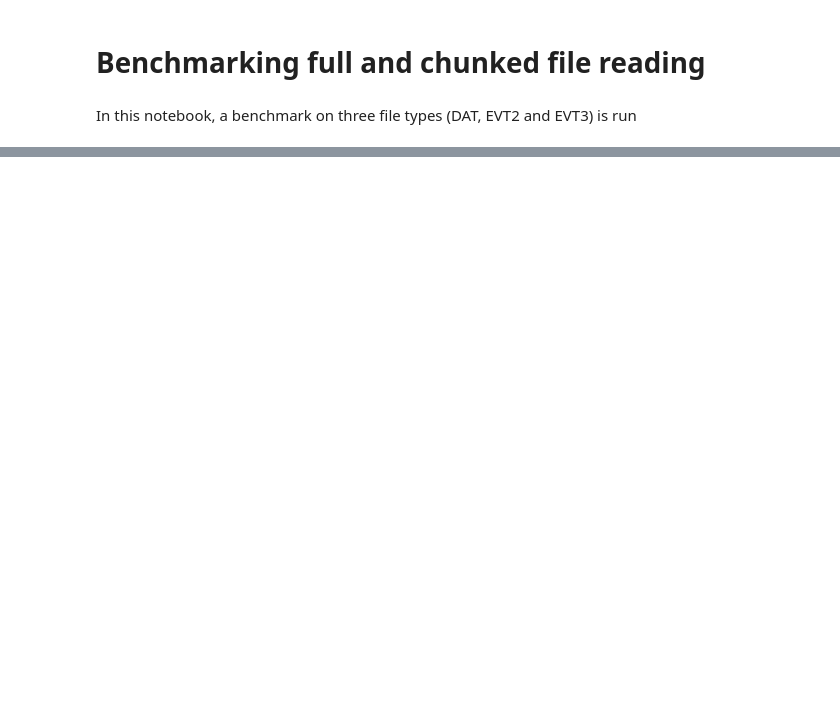
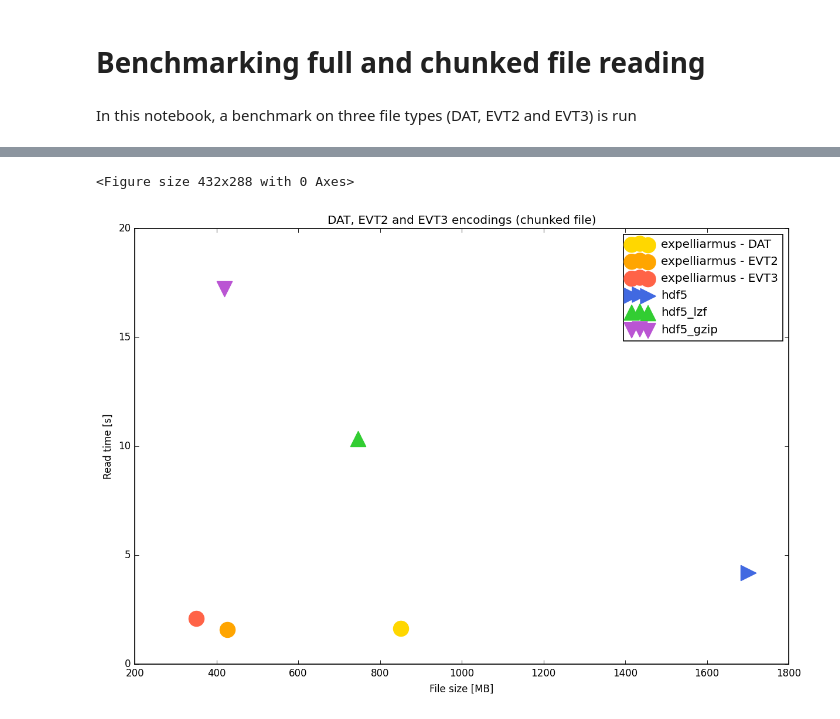
Before and after one commit to open-neuromorphic/expelliarmus, a Jupyter notebook: docs/benchmarking/script.ipynb, the cells around one changed output, grey strips where cells are left out. Saved outputs shown, nothing was run; the diff lists cells and outputs as text; code cells hidden in the pictures; blank space fills up the shorter version.

Commit message:
Added new data for benchmarking.

```diff
--- a/docs/benchmarking/script.ipynb
+++ b/docs/benchmarking/script.ipynb
@@ -10,11 +10,10 @@ import numpy as np
 import timeit
 import requests
 import pickle
-from metavision_core.event_io import EventsIterator
 
 FIRST_RUN = True
 SAVE_RESULTS = True
 LOAD_RESULTS = False
-REPEAT = 2
+REPEAT = 10
 # %%
 def get_diff_perc_str(ref, val):
@@ -59,14 +52,14 @@ Everything downloaded!
 # %%
-softwares = ("expelliarmus", "metavision", "hdf5", "hdf5_lzf", "hdf5_gzip", "numpy")
-encodings = ("dat", "evt2", "evt3")
-metrics = ("fsize", "full_read", "chunk_read")
-data = {}
-for software in softwares:
-    data[software] = {}
-    for encoding in encodings:
-        data[software][encoding] = {}
-        for metric in metrics:
-            data[software][encoding][metric] = 0
+data = dict(
+    expelliarmus=dict(dat=dict(fsize=0, full=0, windowed=0, chunked=0),
+                      evt2=dict(fsize=0, full=0, windowed=0, chunked=0),
+                      evt3=dict(fsize=0, full=0, windowed=0, chunked=0),
+                     ),
+    hdf5=dict(fsize=0, full=0, windowed=0, chunked=0),
+    hdf5_lzf=dict(fsize=0, full=0, windowed=0, chunked=0),
+    hdf5_gzip=dict(fsize=0, full=0, windowed=0, chunked=0),
+    numpy=dict(fsize=0, full=0),
+)
 # %%
 if LOAD_RESULTS:
     data = pickle.load(open("./benchmark.pk", "rb"))
@@ -202,8 +158,6 @@ NumPy (1701MB, +386.00%), execution time: 0.444s, -75.28%.
 # %%
 import matplotlib.pyplot as plt
 import matplotlib as mpl
-
-mpl.rcParams["figure.dpi"] = 220
-plt.style.use("classic")
+plt.style.use('classic')
 %matplotlib inline
 # %%
@@ -641,3 +318,24 @@ plt.show()
+# %%
+plt.clf()
+fig = plt.figure(figsize=(12, 8), dpi=120)
+
+plt.xlabel("File size [MB]")
+plt.ylabel("Read time [s]")
+plt.title("DAT, EVT2 and EVT3 encodings (chunked file)")
+
+# Expelliarmus
+for encoding in encodings:
+     plt.scatter(data["expelliarmus"][encoding]["fsize"], data["expelliarmus"][encoding]["chunked"], marker="o", s=240, color=exp_colors[encoding], label=f"expelliarmus - {encoding.upper()}")
+
+# Other softwares.
+for sw in softwares[:-1]:
+    plt.scatter(data[sw]["fsize"], data[sw]["chunked"], marker=sw_markers[sw], s=240, color=sw_colors[sw], label=sw)
+
+plt.legend()
+plt.show()
+# %% [output]
+<Figure size 432x288 with 0 Axes>
+[figure, added]
 # %%
 if SAVE_RESULTS:
     pickle.dump(data, open("./benchmark.pk", "wb"))
```
Also changed, not shown: parts of 8 cells of this notebook, 4 other files.
